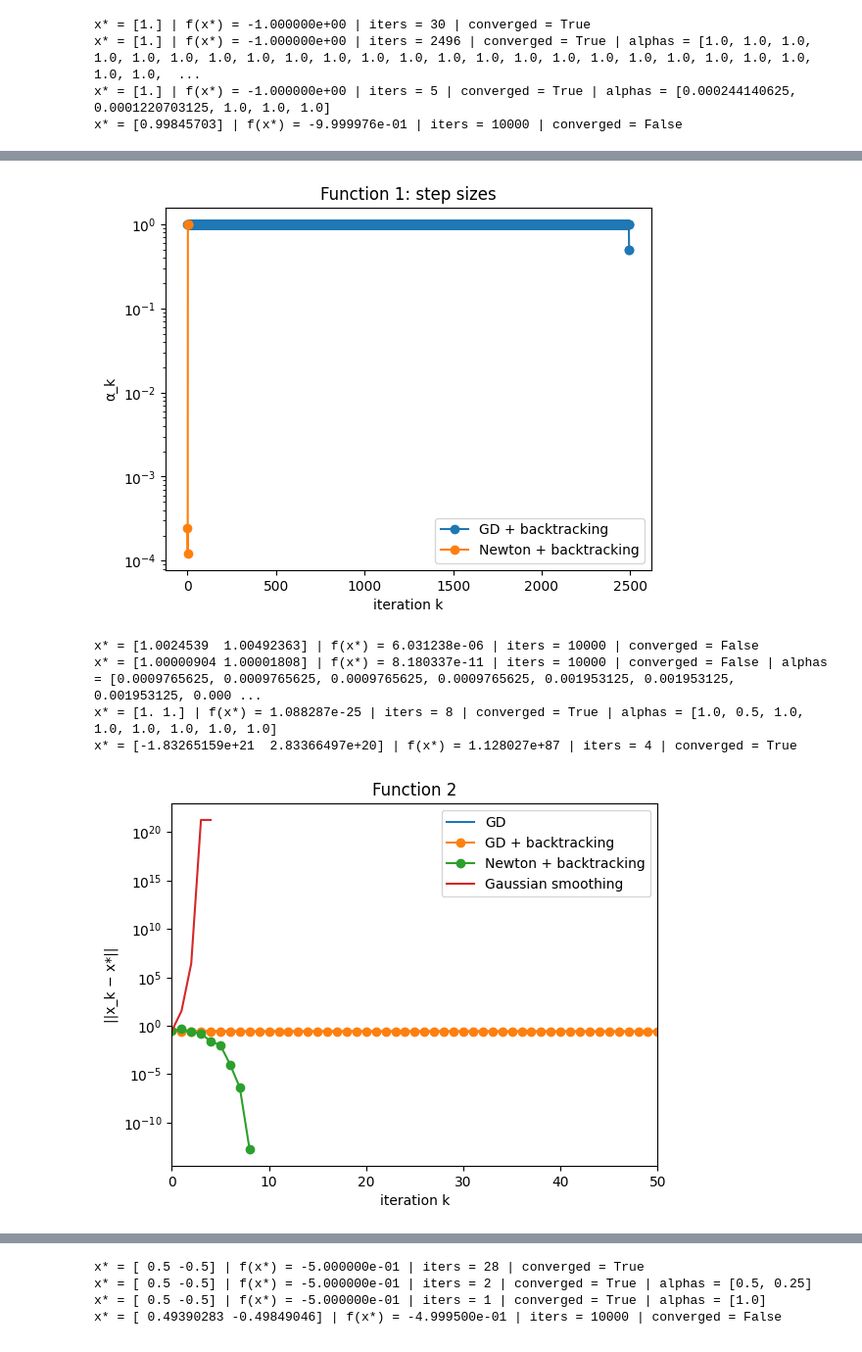
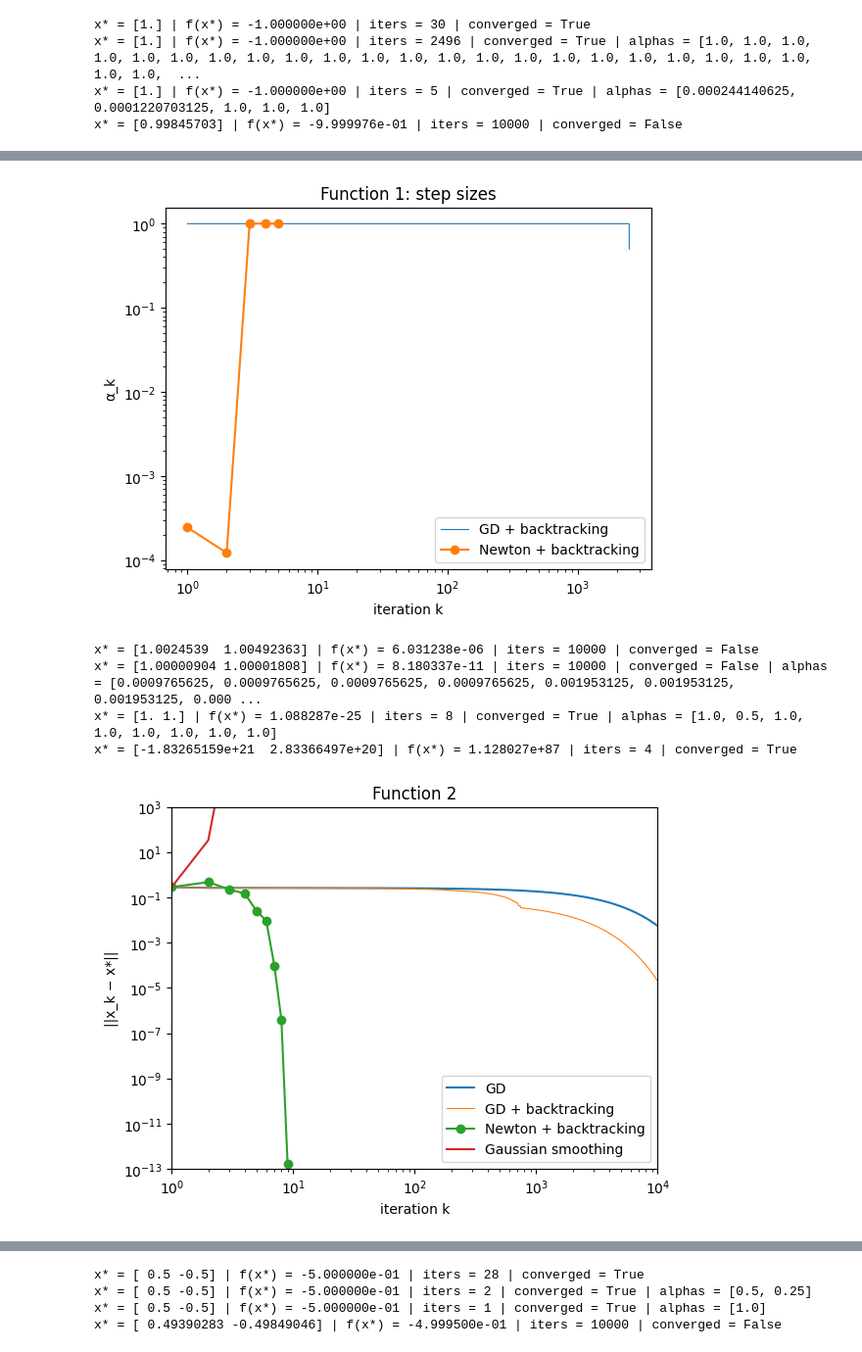
Before and after one commit to nab9644-boop/Reinforcement_Learning_OP, a Jupyter notebook: HW3/HW3RL_Q2.ipynb, the cells around one changed output, grey strips where cells are left out. Shown at 98% size. Cells and saved outputs as stored; diff of their text form; code cells hidden in the pictures.

```diff
--- a/HW3/HW3RL_Q2.ipynb
+++ b/HW3/HW3RL_Q2.ipynb
@@ -204,13 +206,14 @@ plt.legend(); plt.show()
 # %%
 #alpha plots for f1
 plt.figure()
-plt.semilogy(alphas_bt1, marker="o", label="GD + backtracking")
-plt.semilogy(alphas_nt1, marker="o", label="Newton + backtracking")
+plt.semilogy(np.arange(1, len(alphas_bt1) + 1), alphas_bt1, linewidth=0.8, label="GD + backtracking")
+plt.semilogy(np.arange(1, len(alphas_nt1) + 1), alphas_nt1, marker="o", label="Newton + backtracking")
+plt.xscale("log")
 plt.title("Function 1: step sizes")
 plt.xlabel("iteration k"); plt.ylabel("α_k")
-plt.legend(); plt.show()
+plt.legend(); plt.savefig("f1al.png", dpi=200, bbox_inches="tight"); plt.show()
 # %% [output]
-[figure, old version]
+[figure, new version]
 # %%
 # Gradient descent part 2
 x_final, n_iter, converged, hist_gd2 = gradient_descent(f2, grad2, x0_2, al2, tol, max_iter)
@@ -233,18 +236,20 @@ x* = [-1.83265159e+21  2.83366497e+20] | f(x*) = 1.128027e+87 | iters = 4 | conv
 # %%
 # norm Plots for f2
 dist_gd2 = distances(hist_gd2, xstar2)
 dist_bt2 = distances(hist_bt2, xstar2)
 dist_nt2 = distances(hist_nt2, xstar2)
 dist_gs2 = distances(hist_gs2, xstar2)
 
 plt.figure()
-plt.semilogy(dist_gd2, label="GD")
-plt.semilogy(np.maximum(dist_bt2, 1e-16), marker="o", label="GD + backtracking")
-plt.semilogy(np.maximum(dist_nt2, 1e-16), marker="o", label="Newton + backtracking")
-plt.semilogy(dist_gs2, label="Gaussian smoothing")
-plt.title("Function 2") ; plt.xlim(0, 50)
+k = lambda d: np.arange(1, len(d) + 1)
+plt.semilogy(k(dist_gd2), dist_gd2, label="GD")
+plt.semilogy(k(dist_bt2), np.maximum(dist_bt2, 1e-16), linewidth=0.8, label="GD + backtracking")
+plt.semilogy(k(dist_nt2), np.maximum(dist_nt2, 1e-16), marker="o", label="Newton + backtracking")
+plt.semilogy(k(dist_gs2), dist_gs2, label="Gaussian smoothing")
+plt.xscale("log"); plt.xlim(1, 10000); plt.ylim(1e-13, 1e3)
+plt.title("Function 2")
 plt.xlabel("iteration k"); plt.ylabel("||x_k − x*||")
-plt.legend(); plt.show()
+plt.legend(); plt.savefig("f2norm.png", dpi=200, bbox_inches="tight"); plt.show()
 # %% [output]
-[figure, old version]
+[figure, new version]
 # %%
```
Also changed, not shown: parts of 3 cells of this notebook.
